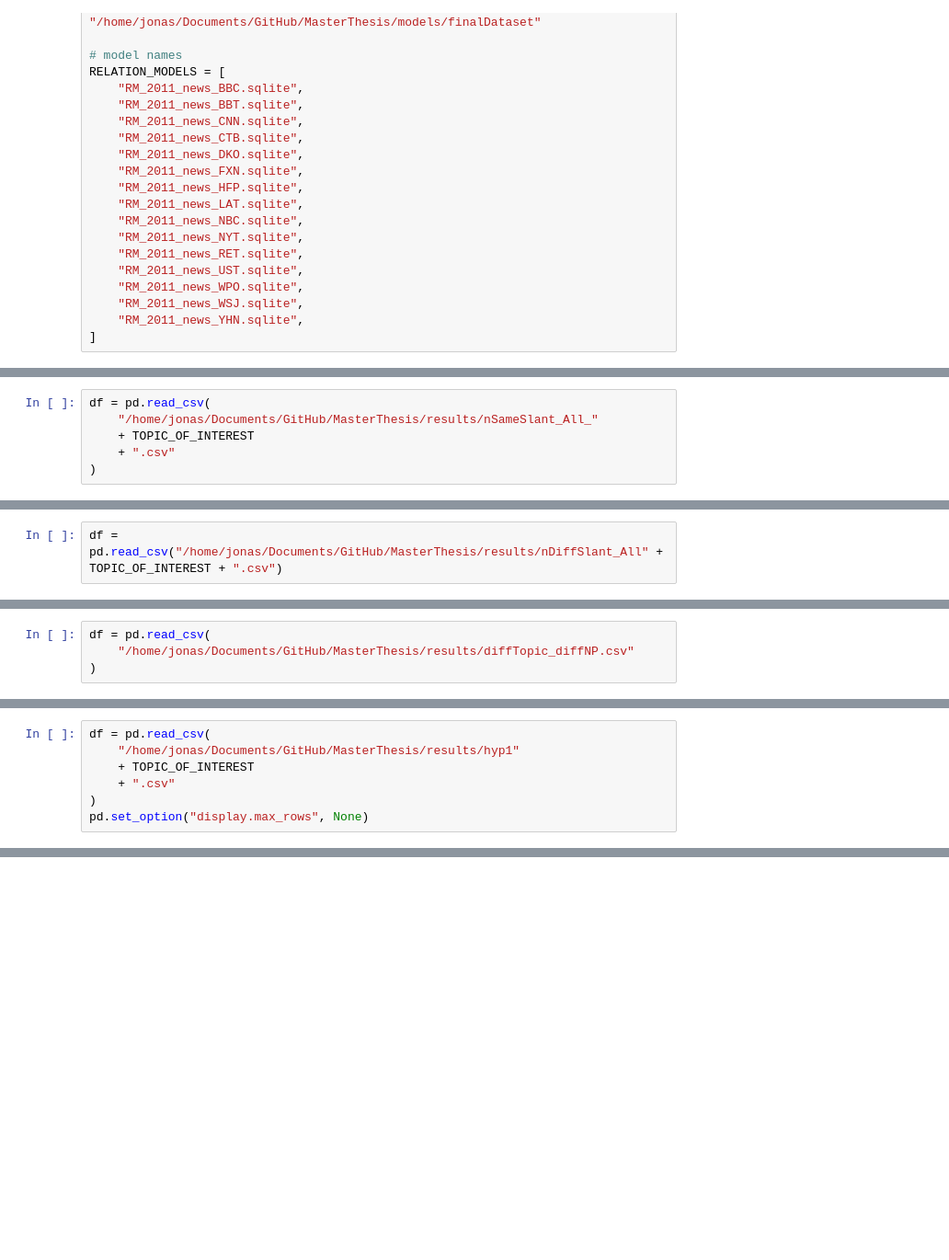
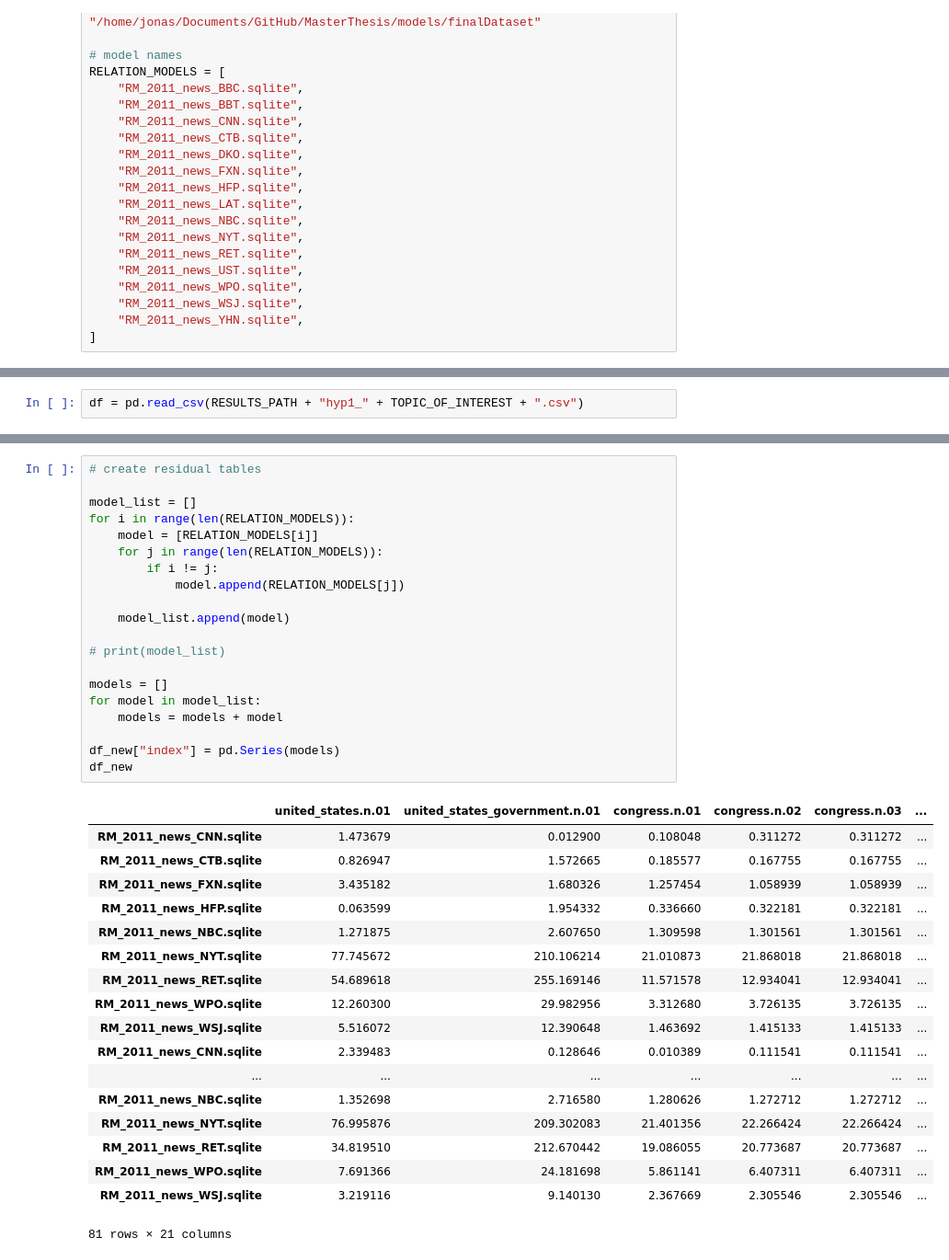
Before and after one commit to the-banandit/OmissionOrCommission, a Jupyter notebook: compareNews.ipynb, the cells around one changed output, grey strips where cells are left out. Shown at 92% size. Cells and saved outputs as stored; diff of their text form; blank space fills up the shorter version.

```diff
--- a/compareNews.ipynb
+++ b/compareNews.ipynb
@@ -723,8 +1129,4 @@ message_me("nSameSlant_All")
 # %%
-df = pd.read_csv(
-    "/home/jonas/Documents/GitHub/MasterThesis/results/nSameSlant_All_"
-    + TOPIC_OF_INTEREST
-    + ".csv"
-)
+df = pd.read_csv(RESULTS_PATH + "hyp1_" + TOPIC_OF_INTEREST + ".csv")
 # %% [output]
 [interactive output not drawn]
@@ -821,2 +1132,0 @@ message_me("nDiffSlant_All")
-# %%
-df = pd.read_csv("/home/jonas/Documents/GitHub/MasterThesis/results/nDiffSlant_All" + TOPIC_OF_INTEREST + ".csv")
@@ -938,4 +1132,0 @@ message_me("diffTopic_diffNP")
-# %%
-df = pd.read_csv(
-    "/home/jonas/Documents/GitHub/MasterThesis/results/diffTopic_diffNP.csv"
-)
@@ -1068,7 +1132,0 @@ message_me("hyp1")
-# %%
-df = pd.read_csv(
-    "/home/jonas/Documents/GitHub/MasterThesis/results/hyp1"
-    + TOPIC_OF_INTEREST
-    + ".csv"
-)
-pd.set_option("display.max_rows", None)
@@ -1492,0 +1497,39 @@ df_res
+# %%
+# create residual tables
+
+model_list = []
+for i in range(len(RELATION_MODELS)):
+    model = [RELATION_MODELS[i]]
+    for j in range(len(RELATION_MODELS)):
+        if i != j:
+            model.append(RELATION_MODELS[j])
+
+    model_list.append(model)
+
+# print(model_list)
+
+models = []
+for model in model_list:
+    models = models + model
+
+df_new["index"] = pd.Series(models)
+df_new
+# %% [output]
+|  | united_states.n.01 | united_states_government.n.01 | congress.n.01 | congress.n.02 | congress.n.03 | ... |
+| RM_2011_news_CNN.sqlite | 1.473679 | 0.012900 | 0.108048 | 0.311272 | 0.311272 | ... |
+| RM_2011_news_CTB.sqlite | 0.826947 | 1.572665 | 0.185577 | 0.167755 | 0.167755 | ... |
+| RM_2011_news_FXN.sqlite | 3.435182 | 1.680326 | 1.257454 | 1.058939 | 1.058939 | ... |
+| RM_2011_news_HFP.sqlite | 0.063599 | 1.954332 | 0.336660 | 0.322181 | 0.322181 | ... |
+| RM_2011_news_NBC.sqlite | 1.271875 | 2.607650 | 1.309598 | 1.301561 | 1.301561 | ... |
+| RM_2011_news_NYT.sqlite | 77.745672 | 210.106214 | 21.010873 | 21.868018 | 21.868018 | ... |
+| RM_2011_news_RET.sqlite | 54.689618 | 255.169146 | 11.571578 | 12.934041 | 12.934041 | ... |
+| RM_2011_news_WPO.sqlite | 12.260300 | 29.982956 | 3.312680 | 3.726135 | 3.726135 | ... |
+| RM_2011_news_WSJ.sqlite | 5.516072 | 12.390648 | 1.463692 | 1.415133 | 1.415133 | ... |
+| RM_2011_news_CNN.sqlite | 2.339483 | 0.128646 | 0.010389 | 0.111541 | 0.111541 | ... |
+| ... | ... | ... | ... | ... | ... | ... |
+| RM_2011_news_NBC.sqlite | 1.352698 | 2.716580 | 1.280626 | 1.272712 | 1.272712 | ... |
+| RM_2011_news_NYT.sqlite | 76.995876 | 209.302083 | 21.401356 | 22.266424 | 22.266424 | ... |
+| RM_2011_news_RET.sqlite | 34.819510 | 212.670442 | 19.086055 | 20.773687 | 20.773687 | ... |
+| RM_2011_news_WPO.sqlite | 7.691366 | 24.181698 | 5.861141 | 6.407311 | 6.407311 | ... |
+| RM_2011_news_WSJ.sqlite | 3.219116 | 9.140130 | 2.367669 | 2.305546 | 2.305546 | ... |
+81 rows × 21 columns
```
Also changed, not shown: parts of 68 cells of this notebook, 10 other files.
